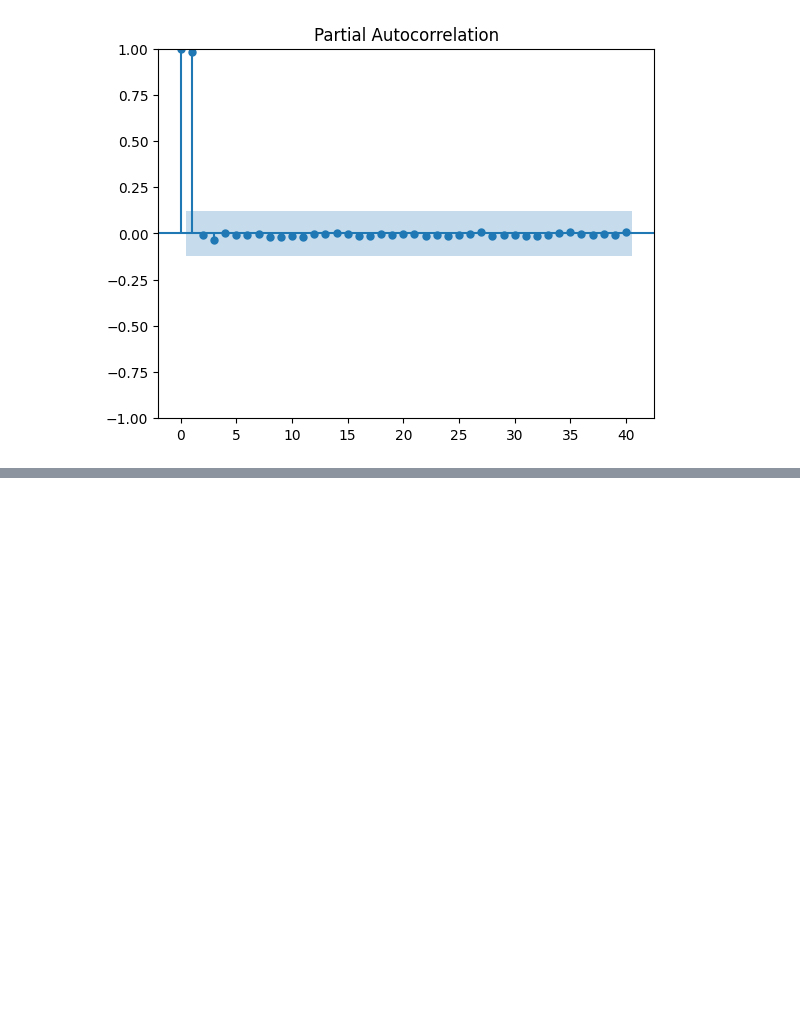
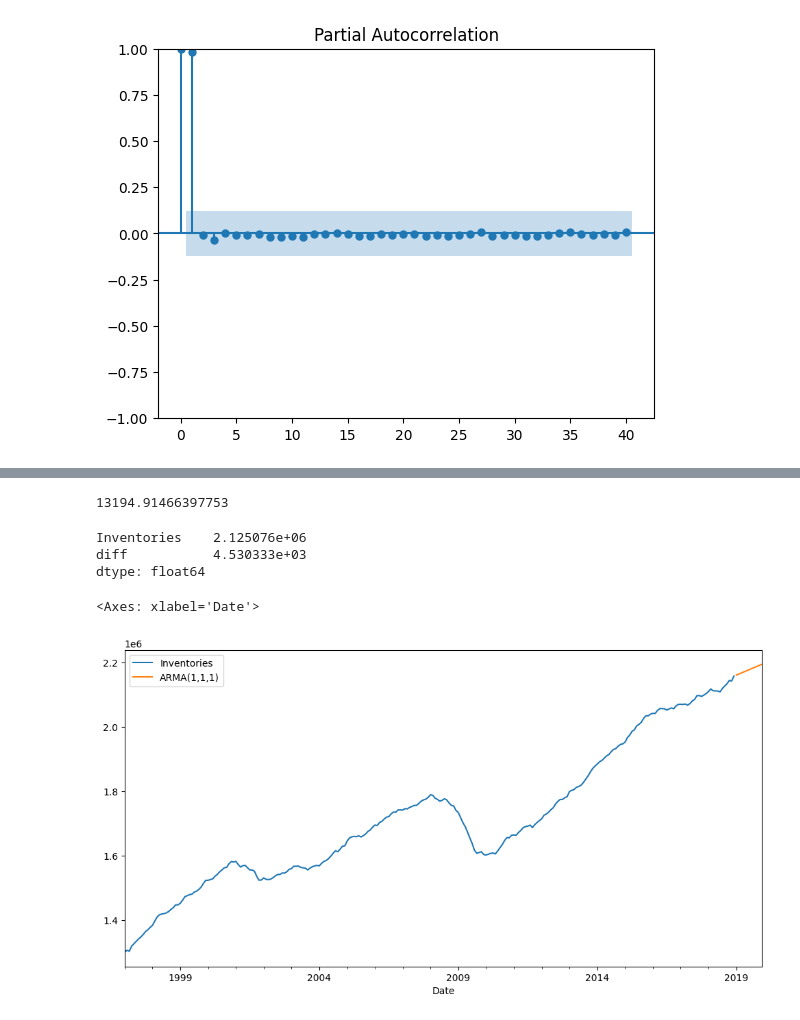
Before and after one commit to nmaiya/ColabTimeSeries, a Jupyter notebook: ARMA.ipynb, the cells around one changed output, grey strips where cells are left out. Cells and saved outputs as stored; diff of their text form; code cells hidden in the pictures; blank space fills up the shorter version.

```diff
--- a/ARMA.ipynb
+++ b/ARMA.ipynb
@@ -211,0 +319,21 @@ plot_pacf(tradeInv['Inventories'],lags=40);
+# %%
+error=rmse(test['Inventories'],predctions)
+error
+# %% [output]
+13194.91466397753
+# %%
+test.mean()
+# %% [output]
+Inventories    2.125076e+06
+diff           4.530333e+03
+dtype: float64
+# %%
+results=ARIMA(tradeInv['Inventories'],order=(1,1,1)).fit()
+# %%
+fcast=results.predict(start=len(tradeInv),end=len(tradeInv)+11).rename('ARMA(1,1,1)')
+# %%
+tradeInv['Inventories'].plot(legend=True,figsize=(12,6))
+fcast.plot(legend=True)
+# %% [output]
+<Axes: xlabel='Date'>
+[figure, added]
```
Also changed, not shown: parts of 10 cells of this notebook.
